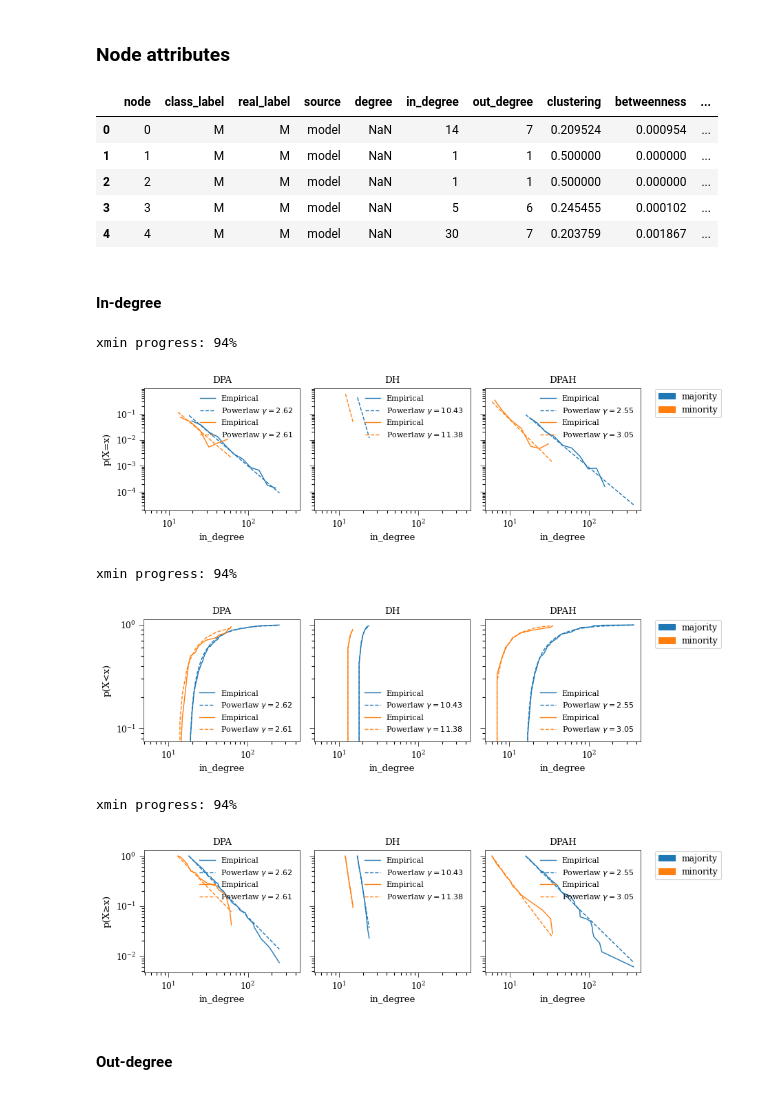
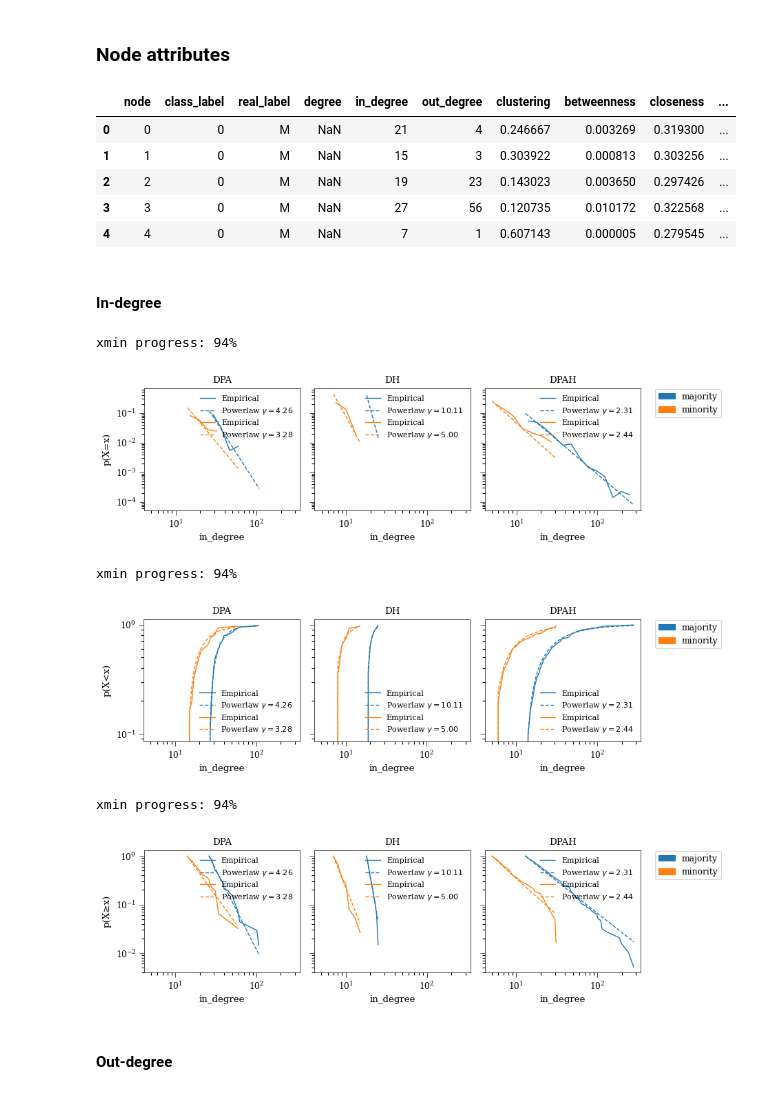
Before and after one commit to CSHVienna/NetworkInequalities, a Jupyter notebook: examples/notebooks/directed.ipynb, the cells around one changed output. Drawn from its saved outputs; the diff is of its cells as text; code cells hidden in the pictures.

```diff
--- a/examples/notebooks/directed.ipynb
+++ b/examples/notebooks/directed.ipynb
@@ -104,9 +48,10 @@ viz.set_paper_style()
 # %% [markdown]
 ### Graph
 # %%
-graphs = [g_dpa, g_dh, g_dpah]
-viz.plot_graph(graphs,
+models = [m_dpa, m_dh, m_dpah]
+viz.plot_graph(models,
                cell_size=2,
+               edge_width=0.4,
                ignore_singletons=True,
                share_pos=False)
 # %% [output]
@@ -120,39 +61,43 @@ md_dpah = g_dpah.get_node_metadata_as_dataframe(n_jobs=10)
+# %%
+distributions = []
+for m in models:
+    md = get_node_metadata_as_dataframe(graph=m.graph, n_jobs=10)
+    md.name = m.SHORT
+    distributions.append(md)
+    del(md)
 # %%
 # see example of generate metadata
-md_dpa.head()
+distributions[0].head()
 # %% [output]
-|  | node | class_label | real_label | source | degree | in_degree | out_degree | clustering | betweenness | ... |
-| 0 | 0 | M | M | model | NaN | 14 | 7 | 0.209524 | 0.000954 | ... |
-| 1 | 1 | M | M | model | NaN | 1 | 1 | 0.500000 | 0.000000 | ... |
-| 2 | 2 | M | M | model | NaN | 1 | 1 | 0.500000 | 0.000000 | ... |
-| 3 | 3 | M | M | model | NaN | 5 | 6 | 0.245455 | 0.000102 | ... |
-| 4 | 4 | M | M | model | NaN | 30 | 7 | 0.203759 | 0.001867 | ... |
+|  | node | class_label | real_label | degree | in_degree | out_degree | clustering | betweenness | closeness | ... |
+| 0 | 0 | 0 | M | NaN | 21 | 4 | 0.246667 | 0.003269 | 0.319300 | ... |
+| 1 | 1 | 0 | M | NaN | 15 | 3 | 0.303922 | 0.000813 | 0.303256 | ... |
+| 2 | 2 | 0 | M | NaN | 19 | 23 | 0.143023 | 0.003650 | 0.297426 | ... |
+| 3 | 3 | 0 | M | NaN | 27 | 56 | 0.120735 | 0.010172 | 0.322568 | ... |
+| 4 | 4 | 0 | M | NaN | 7 | 1 | 0.607143 | 0.000005 | 0.279545 | ... |
-# %%
-# all into a list
-distributions = [md_dpa, md_dh, md_dpah]
 # %% [markdown]
 #### In-degree
 # %%
-viz.plot_powerlaw_fit(distributions, col_name='in_degree', hue='class_label',
+viz.plot_powerlaw_fit(distributions, col_name='in_degree', hue='real_label',
                       kind='pdf', fontsize=8,
                       cell_size=2.7, sharex=True, sharey=True)
 # %% [output]
 xmin progress: 94%
-[figure, old version]
+[figure, new version]
 # %%
-viz.plot_powerlaw_fit(distributions, col_name='in_degree', hue='class_label',
+viz.plot_powerlaw_fit(distributions, col_name='in_degree', hue='real_label',
                       kind='cdf', fontsize=8,
                       cell_size=2.7, sharex=True, sharey=True)
 # %% [output]
 xmin progress: 94%
-[figure, old version]
+[figure, new version]
 # %%
-viz.plot_powerlaw_fit(distributions, col_name='in_degree', hue='class_label',
+viz.plot_powerlaw_fit(distributions, col_name='in_degree', hue='real_label',
                       kind='ccdf', fontsize=8,
                       cell_size=2.7, sharex=True, sharey=True)
 # %% [output]
 xmin progress: 94%
-[figure, old version]
+[figure, new version]
 # %% [markdown]
 #### Out-degree
 # %%
```
Also changed, not shown: parts of 12 cells of this notebook, 1 other file.
